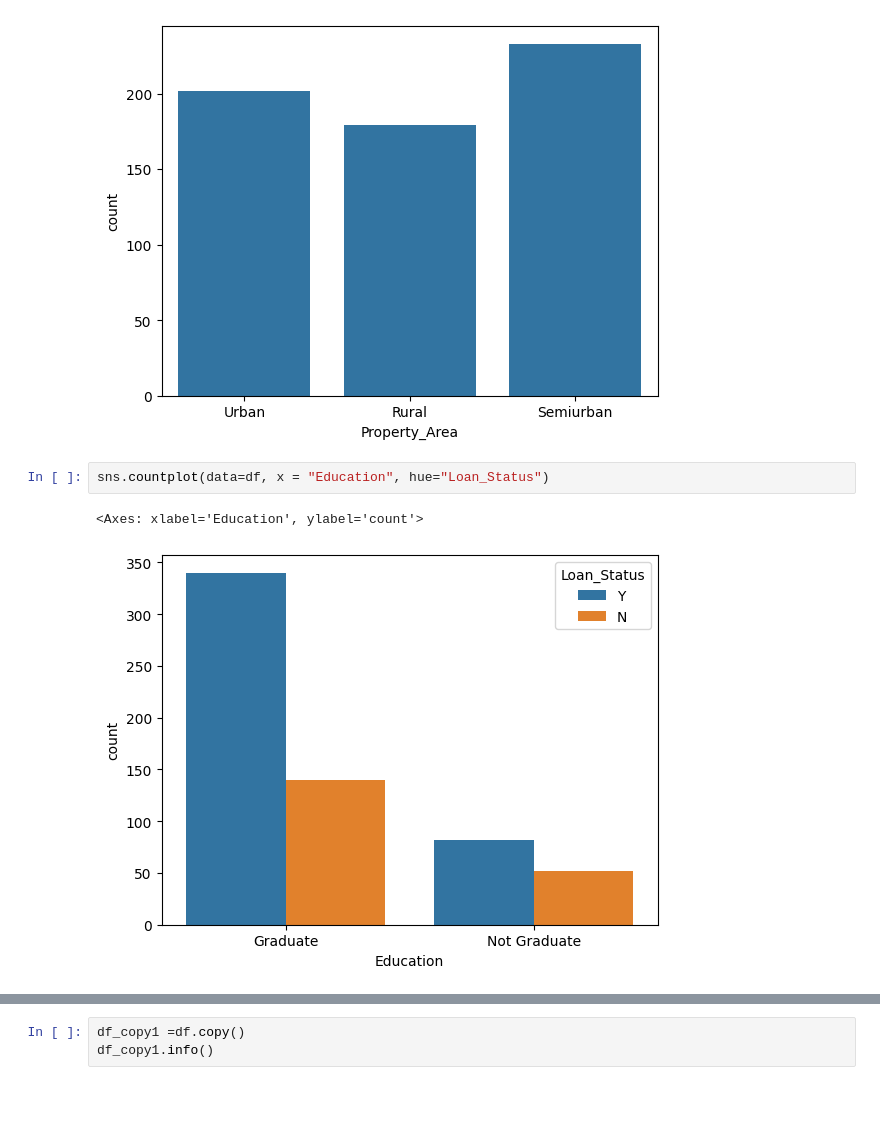
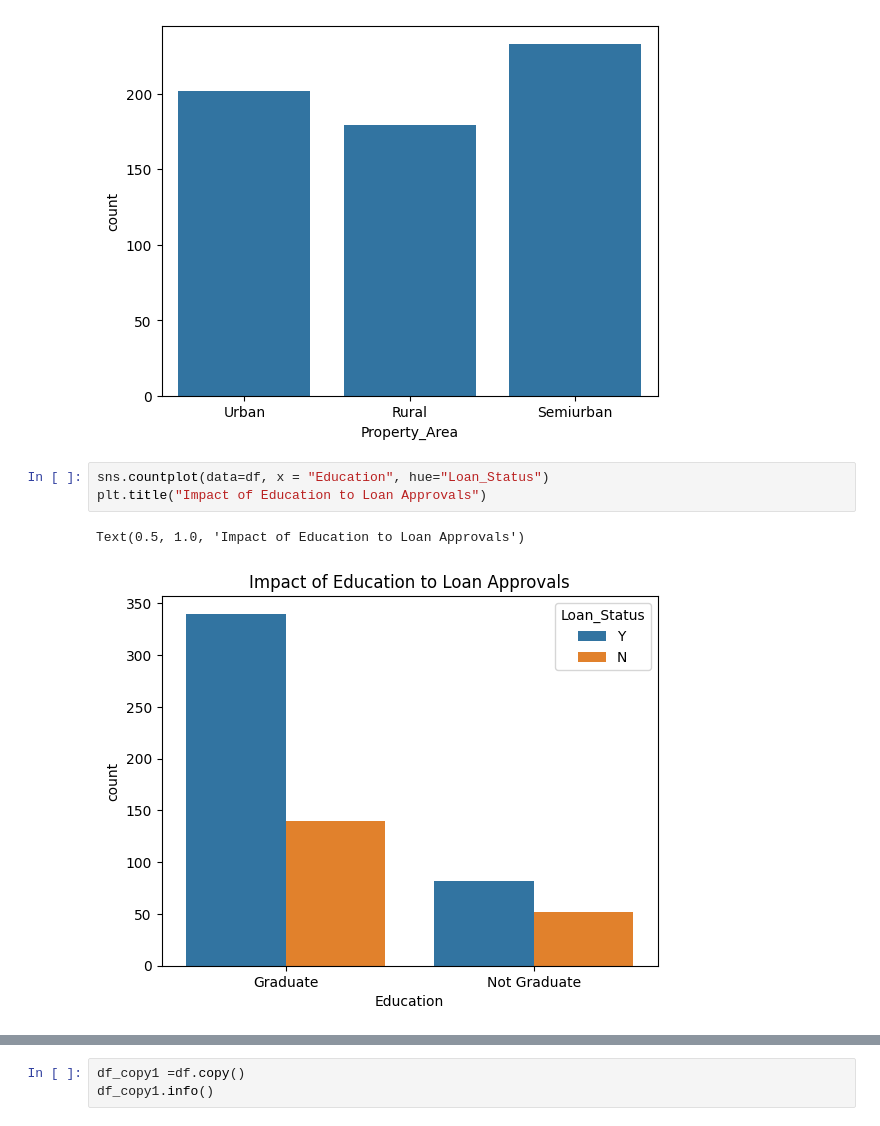
Before and after one commit to lucy-kevin/loan-prediction-data, a Jupyter notebook: loan_prediction.ipynb, the cells around one changed output, grey strips where cells are left out. Saved outputs shown, nothing was run; the diff lists cells and outputs as text; blank space fills up the shorter version.

```diff
--- a/loan_prediction.ipynb
+++ b/loan_prediction.ipynb
@@ -94,6 +112,7 @@ plt.show()
 [figure]
 # %%
 sns.countplot(data=df, x = "Education", hue="Loan_Status")
+plt.title("Impact of Education to Loan Approvals")
 # %% [output]
-<Axes: xlabel='Education', ylabel='count'>
+Text(0.5, 1.0, 'Impact of Education to Loan Approvals')
-[figure, old version]
+[figure, new version]
```
Also changed, not shown: parts of 14 cells of this notebook.
